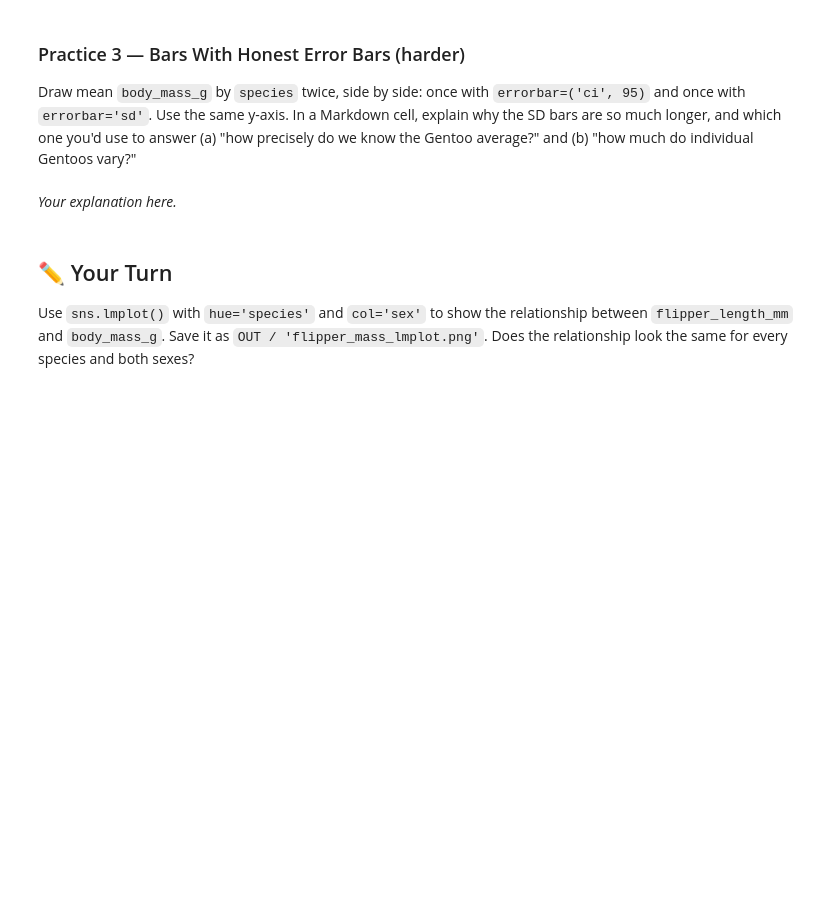
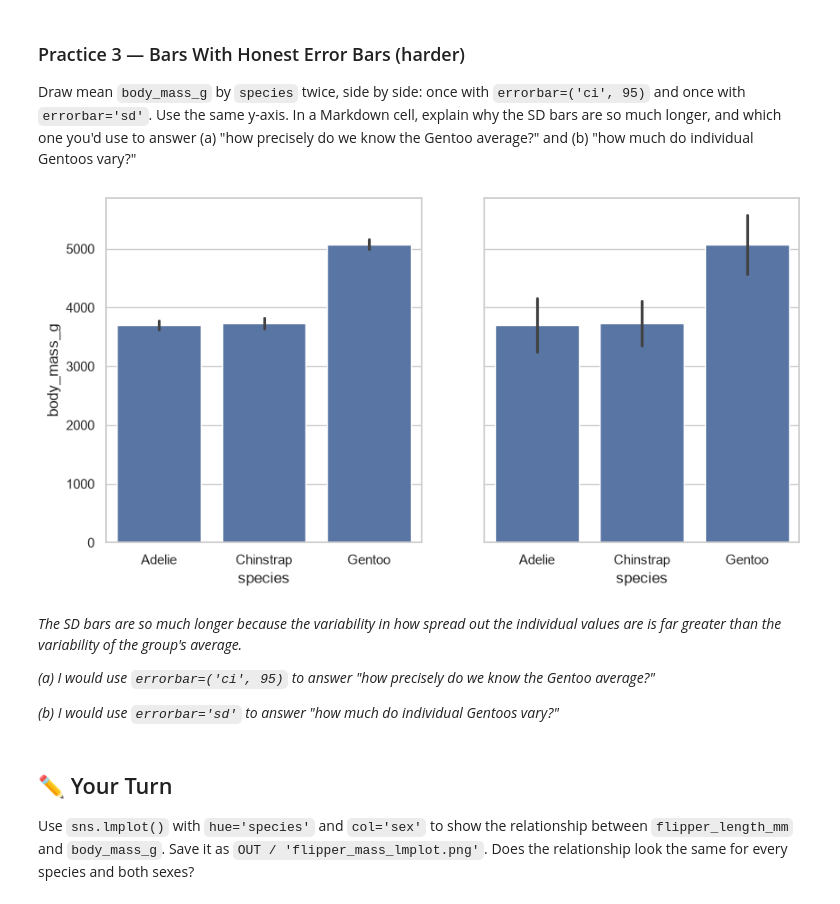
Before and after one commit to ECOKER1226/3603-data-science-coker, a Jupyter notebook: Work/08-Visualizing_Data/04-Seaborn_Relationships_and_Categories.ipynb, the cells around one changed output. Cells and saved outputs as stored; diff of their text form; code cells hidden in the pictures; blank space fills up the shorter version.

```diff
--- a/Work/08-Visualizing_Data/04-Seaborn_Relationships_and_Categories.ipynb
+++ b/Work/08-Visualizing_Data/04-Seaborn_Relationships_and_Categories.ipynb
@@ -235,8 +281,18 @@ Draw a masked, annotated correlation heatmap of the six Pokémon stats with a di
 Draw mean `body_mass_g` by `species` twice, side by side: once with `errorbar=('ci', 95)` and once with `errorbar='sd'`. Use the same y-axis. In a Markdown cell, explain why the SD bars are so much longer, and which one you'd use to answer (a) "how precisely do we know the Gentoo average?" and (b) "how much do individual Gentoos vary?"
 # %%
 # Your code here
+fig, (ax1, ax2) = plt.subplots(1, 2, figsize=(10, 5), sharey=True)
+sns.barplot(data=penguins, x='species', y='body_mass_g', errorbar=('ci', 95), ax=ax1)
+sns.barplot(data=penguins, x='species', y='body_mass_g', errorbar='sd', ax=ax2)
+plt.show()
+# %% [output]
+[figure, added]
 # %% [markdown]
-*Your explanation here.*
+*The SD bars are so much longer because the variability in how spread out the individual values are is far greater than the variability of the group's average.*
+
+*(a) I would use `errorbar=('ci', 95)` to answer "how precisely do we know the Gentoo average?"*
+
+*(b) I would use `errorbar='sd'` to answer "how much do individual Gentoos vary?"*
 # %% [markdown]
 ## ✏️ Your Turn
 Use `sns.lmplot()` with `hue='species'` and `col='sex'` to show the relationship between `flipper_length_mm` and `body_mass_g`. Save it as `OUT / 'flipper_mass_lmplot.png'`. Does the relationship look the same for every species and both sexes?
```
Also changed, not shown: parts of 17 cells of this notebook, 3 other files.
